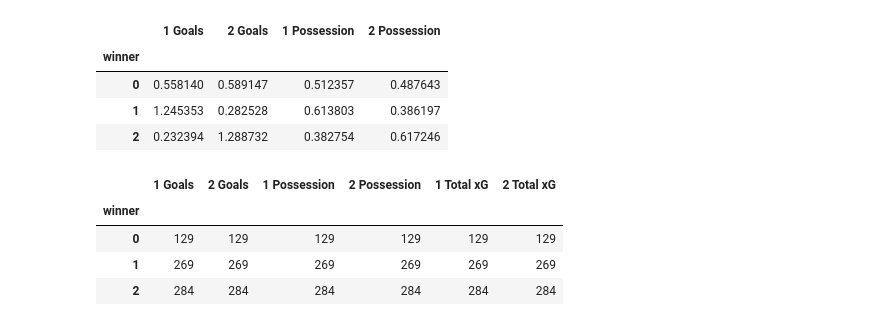
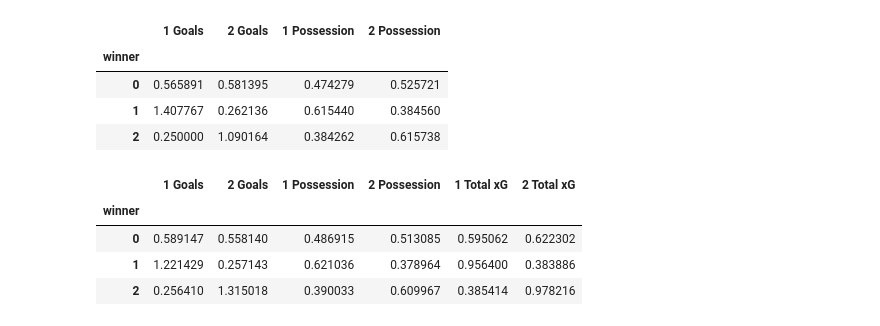
Before and after one commit to ido-tzhori/Soccer-Stats, a Jupyter notebook: Half Predict pt 2.ipynb, the cells around one changed output. Drawn from its saved outputs; the diff is of its cells as text; code cells hidden in the pictures.

```diff
--- a/Half Predict pt 2.ipynb
+++ b/Half Predict pt 2.ipynb
@@ -22,18 +23,18 @@ from sklearn import svm
 # %%
-df = pd.read_csv('newstats.csv', index_col = 0)
+data = pd.read_csv('newstats.csv', index_col = 0)
 # %%
-df.groupby(['winner']).mean()[['1 Goals', '2 Goals','1 Possession','2 Possession']]
+data.groupby(['winner']).mean()[['1 Goals', '2 Goals','1 Possession','2 Possession']]
 # %% [output]
 |  | 1 Goals | 2 Goals | 1 Possession | 2 Possession |
 | winner |  |  |  |  |
-| 0 | 0.558140 | 0.589147 | 0.512357 | 0.487643 |
-| 1 | 1.245353 | 0.282528 | 0.613803 | 0.386197 |
-| 2 | 0.232394 | 1.288732 | 0.382754 | 0.617246 |
+| 0 | 0.565891 | 0.581395 | 0.474279 | 0.525721 |
+| 1 | 1.407767 | 0.262136 | 0.615440 | 0.384560 |
+| 2 | 0.250000 | 1.090164 | 0.384262 | 0.615738 |
 # %%
-df.groupby(['winner']).count()[['1 Goals', '2 Goals','1 Possession','2 Possession', "1 Total xG", "2 Total xG"]]
+df.groupby(['winner']).mean()[['1 Goals', '2 Goals','1 Possession','2 Possession', "1 Total xG", "2 Total xG"]]
 # %% [output]
 |  | 1 Goals | 2 Goals | 1 Possession | 2 Possession | 1 Total xG | 2 Total xG |
 | winner |  |  |  |  |  |  |
-| 0 | 129 | 129 | 129 | 129 | 129 | 129 |
-| 1 | 269 | 269 | 269 | 269 | 269 | 269 |
-| 2 | 284 | 284 | 284 | 284 | 284 | 284 |
+| 0 | 0.589147 | 0.558140 | 0.486915 | 0.513085 | 0.595062 | 0.622302 |
+| 1 | 1.221429 | 0.257143 | 0.621036 | 0.378964 | 0.956400 | 0.383886 |
+| 2 | 0.256410 | 1.315018 | 0.390033 | 0.609967 | 0.385414 | 0.978216 |
```
Also changed, not shown: parts of 24 cells of this notebook, 1 other file.
